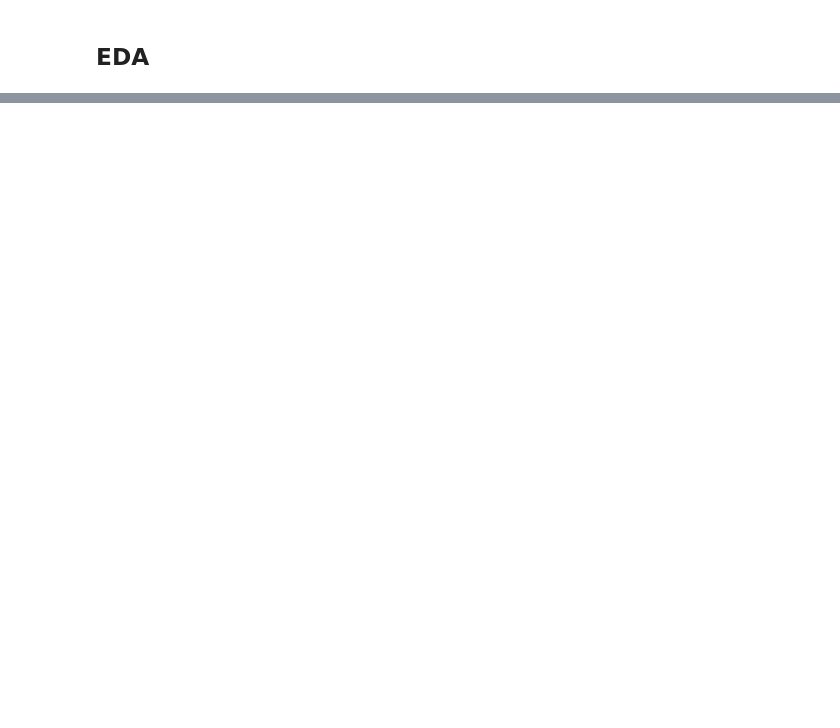
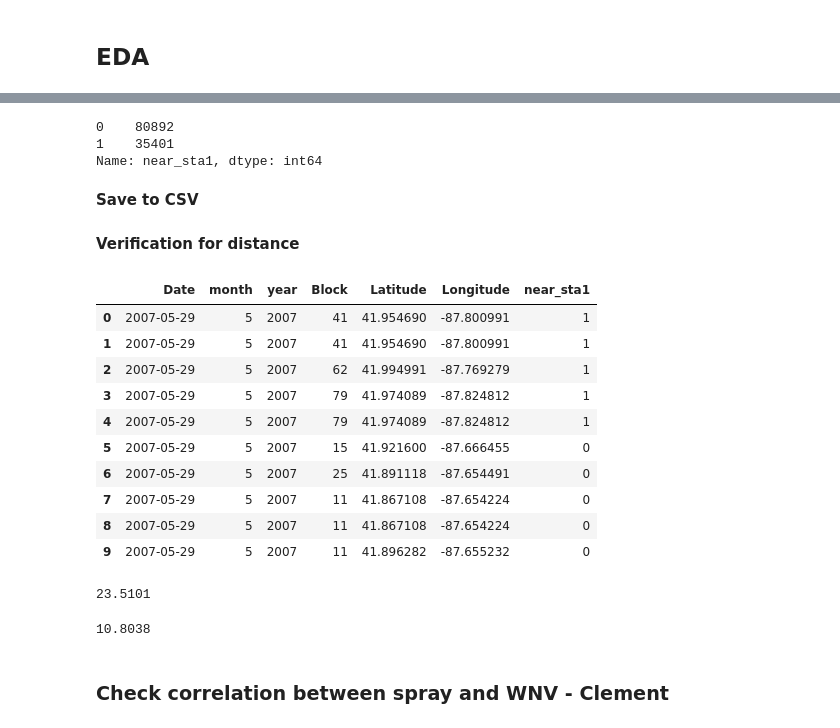
Before and after one commit to thisisclement/Project4---Virus-Prediction, a Jupyter notebook: code/proj4_collab.ipynb, the cells around one changed output, grey strips where cells are left out. Drawn from its saved outputs; the diff is of its cells as text; code cells hidden in the pictures; blank space fills up the shorter version.

Commit message:
added near weather station1 for train and test data set

```diff
--- a/code/proj4_collab.ipynb
+++ b/code/proj4_collab.ipynb
@@ -9,2 +28,4 @@
 # %% [markdown]
 ### Train
+# %%
+df_tr = pd.read_csv('../assets/train.csv')
@@ -11,2 +45,4 @@
+# %%
+df_tr['Date'] = pd.to_datetime(df_tr['Date'])
 # %% [markdown]
 ### Test
@@ -14,0 +104,24 @@
+# %%
+def check_dist_station(df):
+    #checking distance from station
+    station1_wea = (41.995, -87.933)
+    station2_wea = (41.786, -87.752)
+    nearest_station1_list = []
+
+    for i  in range(df.shape[0]): #loop thru data
+        train_date = df.loc[i, :]['Date']
+        train_lat = df.loc[i, 'Latitude']
+        train_lon = df.loc[i, 'Longitude']
+        dist_station1 = calc_dist_chk(station1_wea[0], station1_wea[1], train_lat, train_lon)
+        dist_station2 = calc_dist_chk(station2_wea[0], station2_wea[1], train_lat, train_lon)
+        if dist_station1 <= dist_station2:
+            nearest_station1_list.append(1)
+        else:
+            nearest_station1_list.append(0)
+
+#         if i%1000 == 0:
+#             print(f"Loop {i}..")
+
+    return nearest_station1_list
+# %%
+df_tr['near_sta1'] = check_dist_station(df_tr)
@@ -14,0 +174,8 @@
+# %%
+df_tst['near_sta1'].value_counts()
+# %% [output]
+0    80892
+1    35401
+Name: near_sta1, dtype: int64
+# %% [markdown]
+__Save to CSV__
@@ -14,0 +184,16 @@
+# %% [markdown]
+__Verification for distance__
+# %%
+df_tr.loc[:,['Date', 'month', 'year', 'Block', 'Latitude', 'Longitude', 'near_sta1']].head(10)
+# %% [output]
+|  | Date | month | year | Block | Latitude | Longitude | near_sta1 |
+| 0 | 2007-05-29 | 5 | 2007 | 41 | 41.954690 | -87.800991 | 1 |
+| 1 | 2007-05-29 | 5 | 2007 | 41 | 41.954690 | -87.800991 | 1 |
+| 2 | 2007-05-29 | 5 | 2007 | 62 | 41.994991 | -87.769279 | 1 |
+| 3 | 2007-05-29 | 5 | 2007 | 79 | 41.974089 | -87.824812 | 1 |
+| 4 | 2007-05-29 | 5 | 2007 | 79 | 41.974089 | -87.824812 | 1 |
+| 5 | 2007-05-29 | 5 | 2007 | 15 | 41.921600 | -87.666455 | 0 |
+| 6 | 2007-05-29 | 5 | 2007 | 25 | 41.891118 | -87.654491 | 0 |
+| 7 | 2007-05-29 | 5 | 2007 | 11 | 41.867108 | -87.654224 | 0 |
+| 8 | 2007-05-29 | 5 | 2007 | 11 | 41.867108 | -87.654224 | 0 |
+| 9 | 2007-05-29 | 5 | 2007 | 11 | 41.896282 | -87.655232 | 0 |
@@ -14,0 +203,10 @@
+# %%
+calc_dist_chk(41.921600, -87.666455, station1_wea[0], station1_wea[1])
+# %% [output]
+23.5101
+# %%
+calc_dist_chk(41.921600, -87.666455, station1_wea[0], station2_wea[1])
+# %% [output]
+10.8038
+# %% [markdown]
+### Check correlation between spray and WNV - Clement
```
Also changed, not shown: parts of 31 cells of this notebook, 2 other files.
